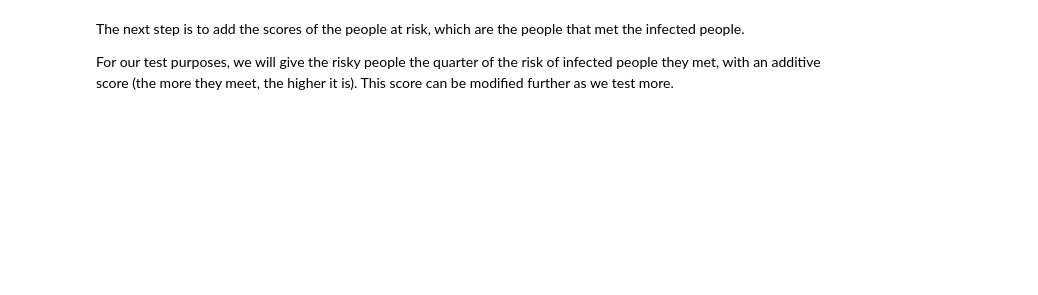
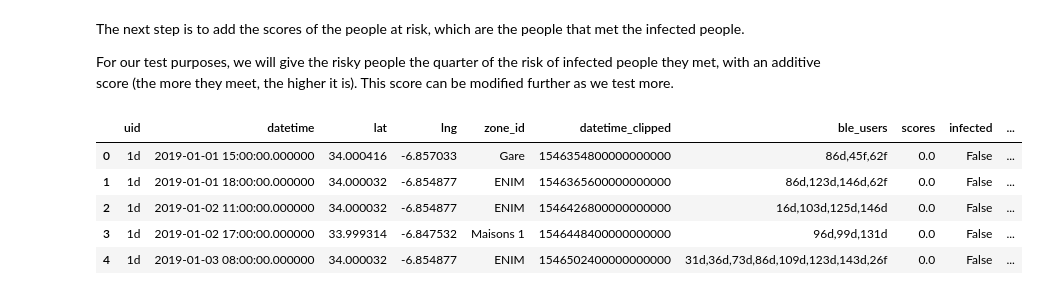
Before and after one commit to covid-ma-team/chantier-2, a Jupyter notebook: user_mobility_generation.ipynb, the cells around one changed output. Saved outputs shown, nothing was run; the diff lists cells and outputs as text; code cells hidden in the pictures; blank space fills up the shorter version.

Commit message:
added all scores and final dataset

```diff
--- a/user_mobility_generation.ipynb
+++ b/user_mobility_generation.ipynb
@@ -365,3 +358,14 @@ For our test purposes, we will give the risky people the quarter of the risk of
 # %%
 # The quotient of the score passed from infected people to people in risk, for test purposes only
 virality_propagation = .25
+# %%
+infected_tdf['potentially_infected'] = False
+# %%
+infected_tdf.head()
+# %% [output]
+|  | uid | datetime | lat | lng | zone_id | datetime_clipped | ble_users | scores | infected | ... |
+| 0 | 1d | 2019-01-01 15:00:00.000000 | 34.000416 | -6.857033 | Gare | 1546354800000000000 | 86d,45f,62f | 0.0 | False | ... |
+| 1 | 1d | 2019-01-01 18:00:00.000000 | 34.000032 | -6.854877 | ENIM | 1546365600000000000 | 86d,123d,146d,62f | 0.0 | False | ... |
+| 2 | 1d | 2019-01-02 11:00:00.000000 | 34.000032 | -6.854877 | ENIM | 1546426800000000000 | 16d,103d,125d,146d | 0.0 | False | ... |
+| 3 | 1d | 2019-01-02 17:00:00.000000 | 33.999314 | -6.847532 | Maisons 1 | 1546448400000000000 | 96d,99d,131d | 0.0 | False | ... |
+| 4 | 1d | 2019-01-03 08:00:00.000000 | 34.000032 | -6.854877 | ENIM | 1546502400000000000 | 31d,36d,73d,86d,109d,123d,143d,26f | 0.0 | False | ... |
```
Also changed, not shown: parts of 21 cells of this notebook, 1 other file.
